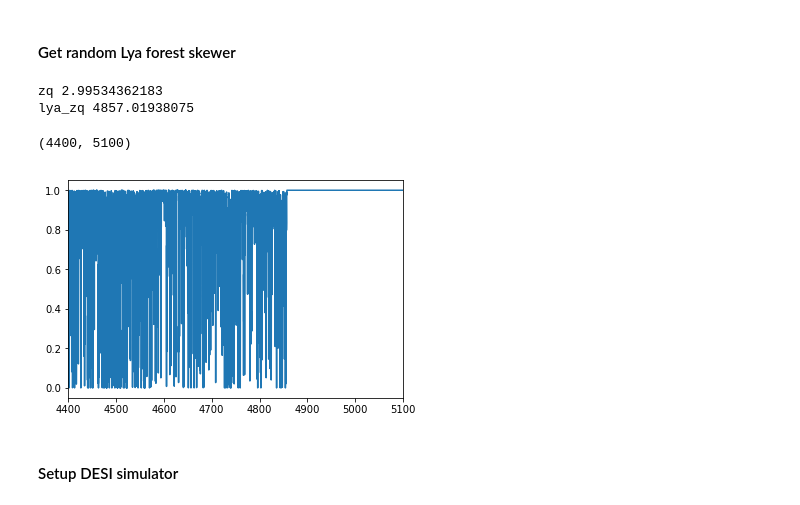
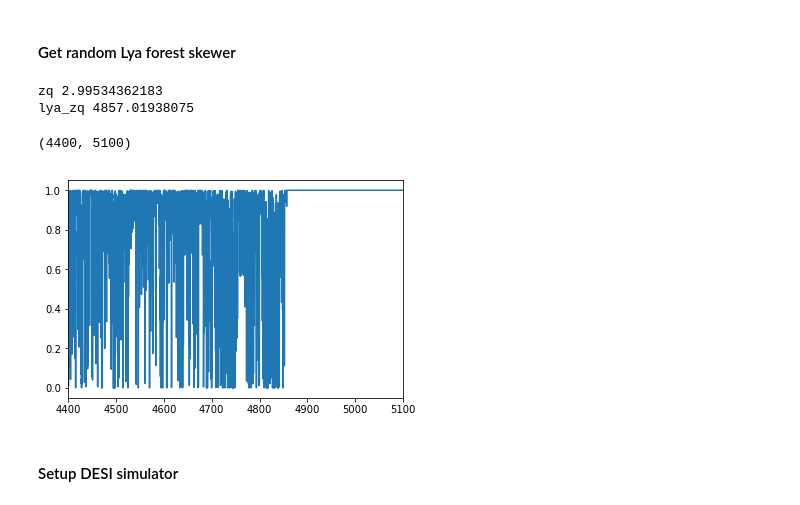
Before and after one commit to igmhub/LyaMockP1D, a Jupyter notebook: test_desi_mock.ipynb, the cells around one changed output. Cells and saved outputs as stored; diff of their text form; code cells hidden in the pictures.

```diff
--- a/test_desi_mock.ipynb
+++ b/test_desi_mock.ipynb
@@ -26,21 +26,22 @@ plt.xlim(3600,7000)
 #### Get random Lya forest skewer
 # %%
 import lya_mock_p1d as mock
-skewer_wave, skewer_flux = mock.get_lya_skewer(seed=123)
+mock_maker = mock.MockMaker()
+skewer_wave, skewer_flux = mock_maker.get_lya_skewer()
 # only add absorption in the forest
 zq = metadata['REDSHIFT'].data[0]
 print('zq',zq)
 lya_zq = 1215.67 * (1+zq)
 print('lya_zq',lya_zq)
 no_forest = (skewer_wave > lya_zq)
 skewer_flux[no_forest]=1.0
 plt.plot(skewer_wave,skewer_flux)
 plt.xlim(4400,5100)
 # %% [output]
 zq 2.99534362183
 lya_zq 4857.01938075
 (4400, 5100)
-[figure, old version]
+[figure, new version]
 # %% [markdown]
 #### Setup DESI simulator
 # %%
```
Also changed, not shown: parts of 2 cells of this notebook, 3 other files.
